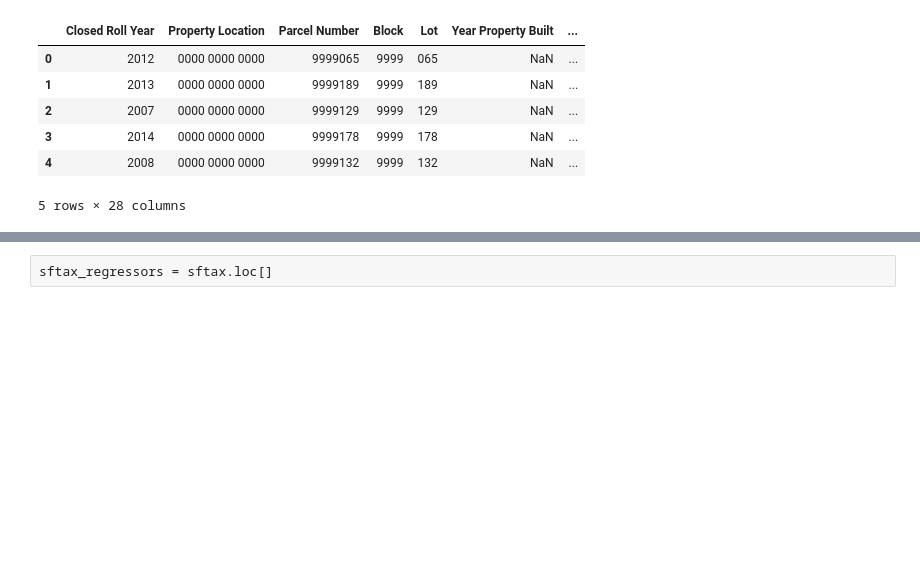
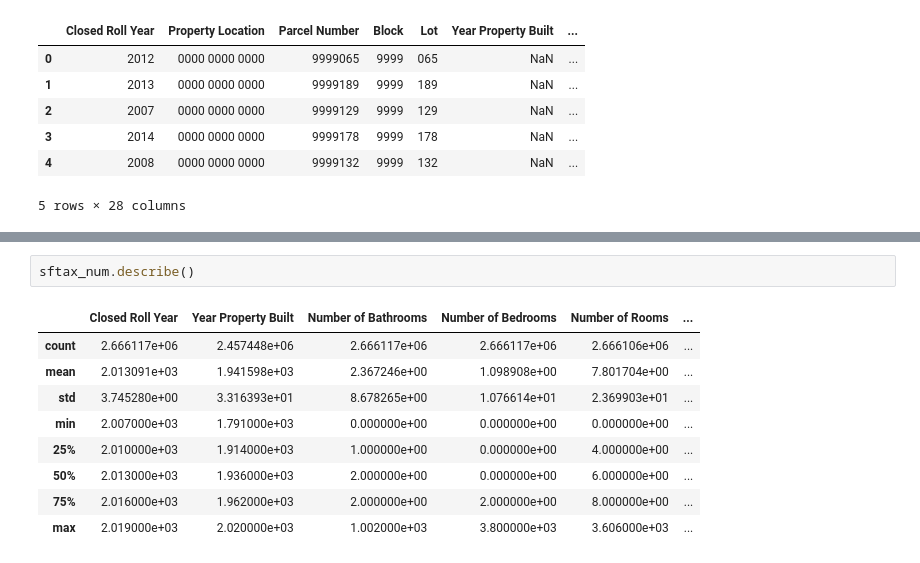
Before and after one commit to rohanskalyani/sfpermittimes, a Jupyter notebook: San Francisco Tax Assessor's Dataset.ipynb, the cells around one changed output, grey strips where cells are left out. Saved outputs shown, nothing was run; the diff lists cells and outputs as text; blank space fills up the shorter version.

```diff
--- a/San Francisco Tax Assessor's Dataset.ipynb
+++ b/San Francisco Tax Assessor's Dataset.ipynb
@@ -140,2 +96,12 @@ print(sftax_nonnum_cols)
 # %%
-sftax_regressors = sftax.loc[]
+sftax_num.describe()
+# %% [output]
+|  | Closed Roll Year | Year Property Built | Number of Bathrooms | Number of Bedrooms | Number of Rooms | ... |
+| count | 2.666117e+06 | 2.457448e+06 | 2.666117e+06 | 2.666117e+06 | 2.666106e+06 | ... |
+| mean | 2.013091e+03 | 1.941598e+03 | 2.367246e+00 | 1.098908e+00 | 7.801704e+00 | ... |
+| std | 3.745280e+00 | 3.316393e+01 | 8.678265e+00 | 1.076614e+01 | 2.369903e+01 | ... |
+| min | 2.007000e+03 | 1.791000e+03 | 0.000000e+00 | 0.000000e+00 | 0.000000e+00 | ... |
+| 25% | 2.010000e+03 | 1.914000e+03 | 1.000000e+00 | 0.000000e+00 | 4.000000e+00 | ... |
+| 50% | 2.013000e+03 | 1.936000e+03 | 2.000000e+00 | 0.000000e+00 | 6.000000e+00 | ... |
+| 75% | 2.016000e+03 | 1.962000e+03 | 2.000000e+00 | 2.000000e+00 | 8.000000e+00 | ... |
+| max | 2.019000e+03 | 2.020000e+03 | 1.002000e+03 | 3.800000e+03 | 3.606000e+03 | ... |
```
Also changed, not shown: parts of 26 cells of this notebook.
